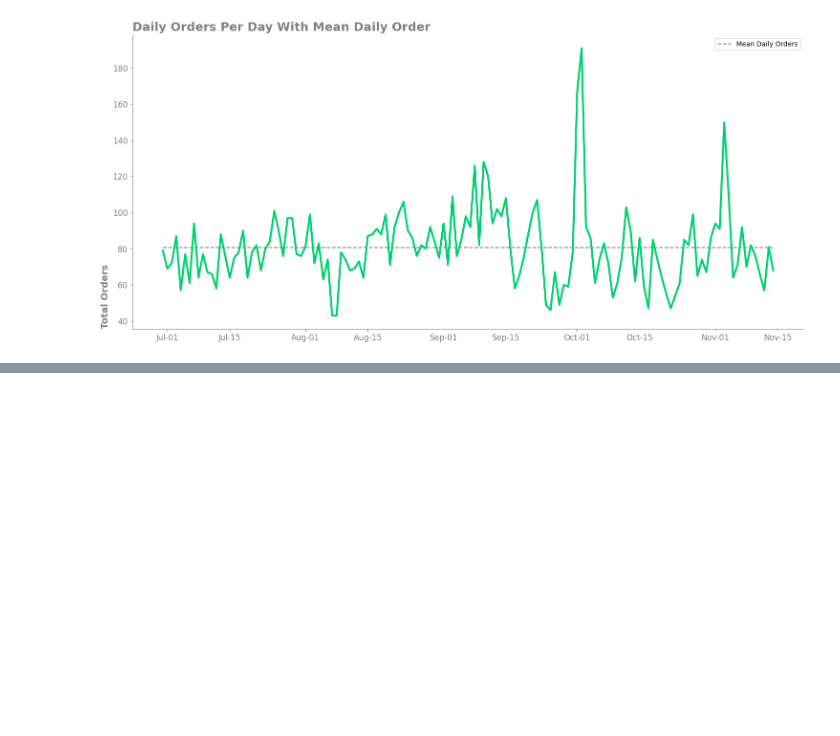
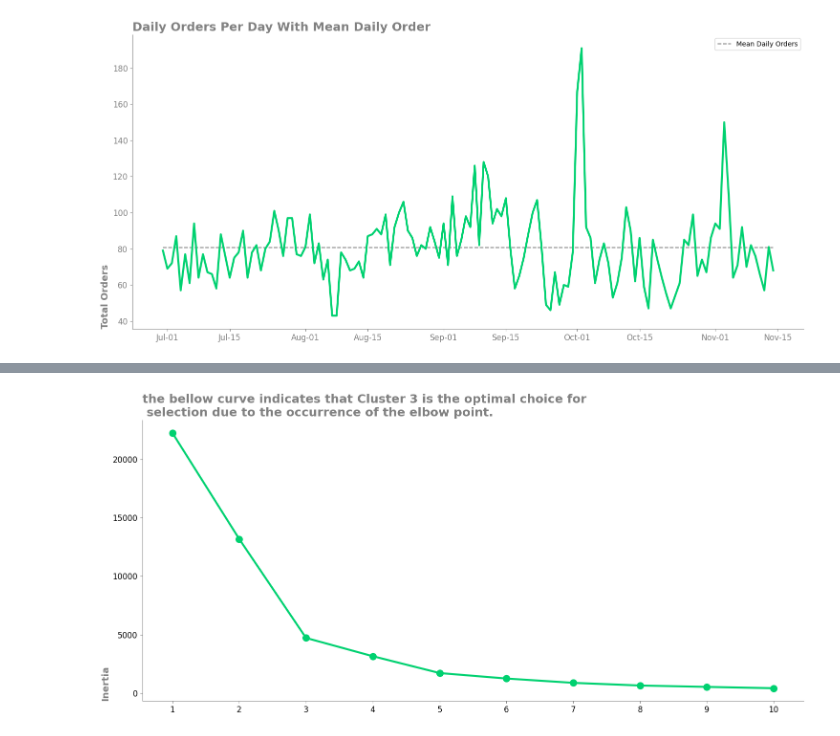
Before and after one commit to alinaddafi/order-delay-analysis, a Jupyter notebook: notebook/order-delay-prediction.ipynb, the cells around one changed output, grey strips where cells are left out. Cells and saved outputs as stored; diff of their text form; code cells hidden in the pictures; blank space fills up the shorter version.

Commit message:
Add elbow method analysis for optimal cluster selection

```diff
--- a/notebook/order-delay-prediction.ipynb
+++ b/notebook/order-delay-prediction.ipynb
@@ -183,0 +188,3 @@ plt.show()
+# %%
+destination_geo_locations = orders[['destination_latitude', 'destination_longitude']]
+source_geo_locations = orders[['source_latitude', 'source_longitude']]
@@ -183,0 +209,8 @@ plt.show()
+# %%
+source_sum_of_squared_distances =(
+    []
+)
+for cluster in range(1, 11):
+    kmeans_model = clustering_pipeline.set_params(clusterer__n_clusters = cluster)
+    estimator= clustering_pipeline.fit(source_geo_locations)
+    source_sum_of_squared_distances.append(kmeans_model["clusterer"].inertia_)
@@ -183,0 +232,38 @@ plt.show()
+# %%
+fig, ax= plt.subplots(figsize=(15, 7))
+
+ax.plot(
+    range(1, 11),
+    source_sum_of_squared_distances,
+    marker = "o",
+    color = "#00D170",
+    lw = 3,
+    ms = 10
+)
+
+ax.set_xticks(range(1, 11))
+ax.spines[["top", "right"]].set_visible(False)
+ax.spines[["bottom", "left"]].set_color("gray")
+ax.tick_params(axis="x", color= "gray", labelsize= "large")
+ax.tick_params(axis="y", color= "gray", labelsize= "large")
+
+ax.set_ylabel(
+    "Inertia",
+    loc = "bottom",
+    weight= "bold",
+    fontsize =14,
+    color= "gray"
+)
+
+ax.set_title(
+    "the bellow curve indicates that Cluster 3 is the optimal choice for\n selection due to the occurrence of the elbow point.",
+    loc = "left",
+    weight= "bold",
+    fontsize =18,
+    color= "gray"
+)
+
+plt.tight_layout()
+plt.show()
+# %% [output]
+[figure, added]
```
Also changed, not shown: parts of 3 cells of this notebook.
